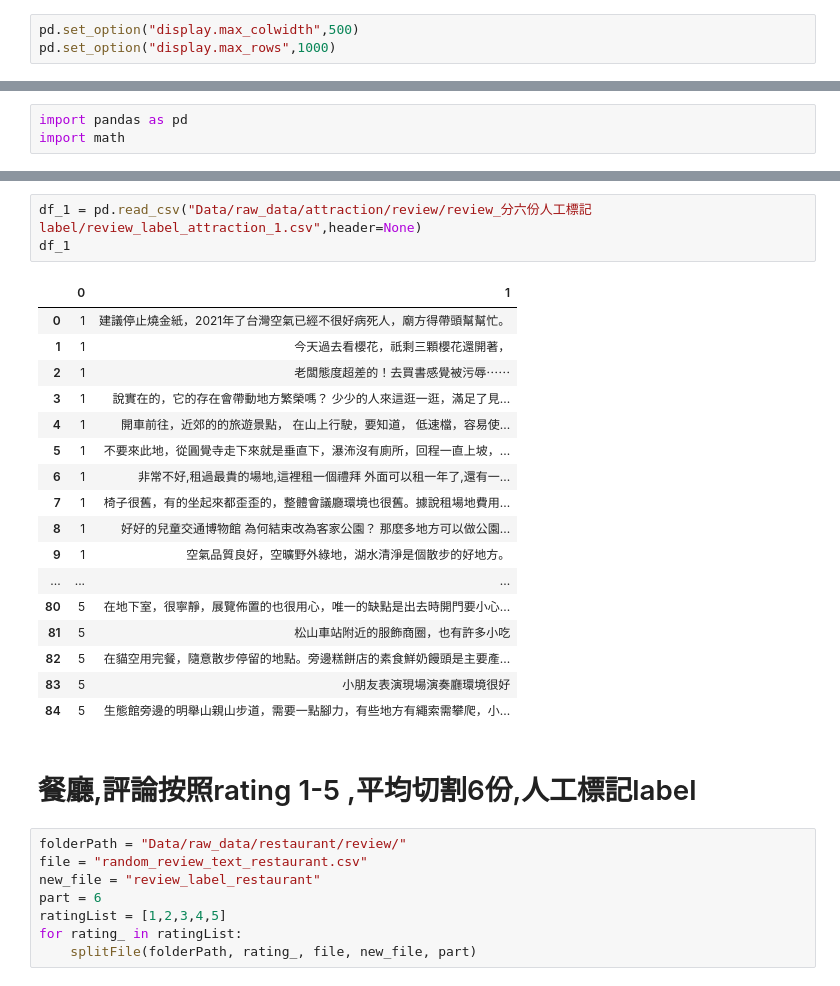
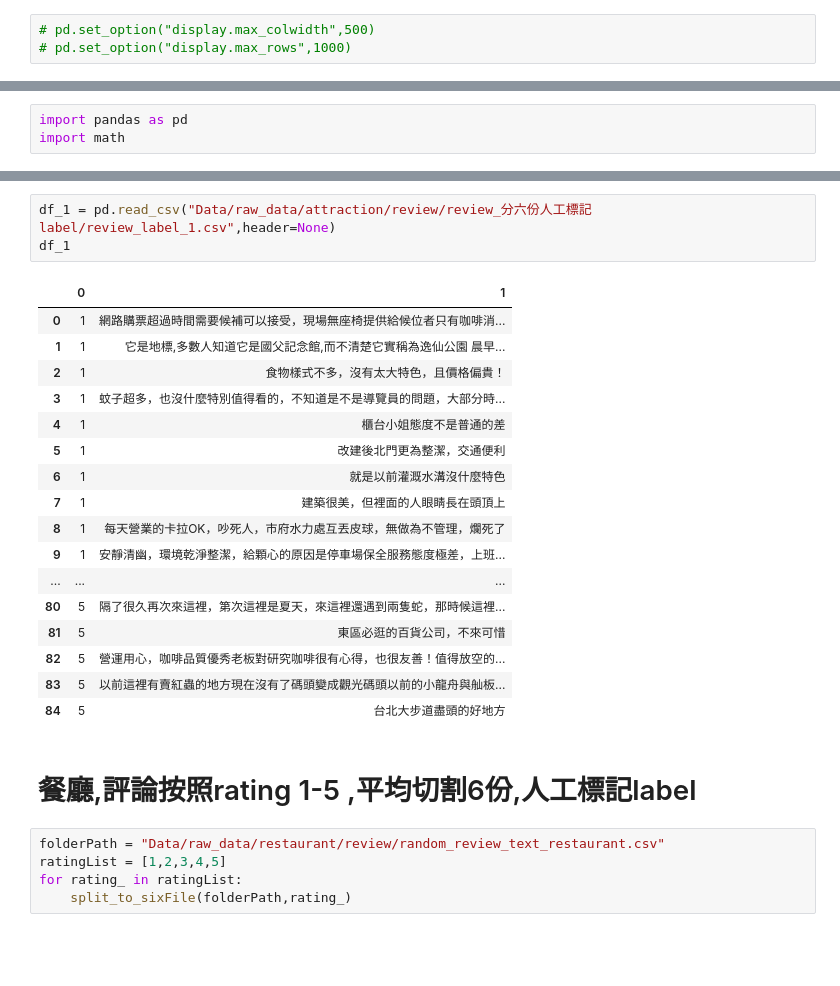
Before and after one commit to DAMA1011/FinalReport, a Jupyter notebook: place_review_random_select1.ipynb, the cells around one changed output, grey strips where cells are left out. Saved outputs shown, nothing was run; the diff lists cells and outputs as text; blank space fills up the shorter version.

```diff
--- a/place_review_random_select1.ipynb
+++ b/place_review_random_select1.ipynb
@@ -123,8 +121,8 @@ dff["review_text"]
 499                                                                                                                                                                                                      ...
 Name: review_text, dtype: object
 # %%
-pd.set_option("display.max_colwidth",500)
-pd.set_option("display.max_rows",1000)
+# pd.set_option("display.max_colwidth",500)
+# pd.set_option("display.max_rows",1000)
 # %% [markdown]
 # 餐廳,5種星數,各隨機選300個csv裡的隨機1則評論
 # %%
@@ -224,32 +217,29 @@ for rating_ in ratingList:
 # %%
-df_1 = pd.read_csv("Data/raw_data/attraction/review/review_分六份人工標記label/review_label_attraction_1.csv",header=None)
+df_1 = pd.read_csv("Data/raw_data/attraction/review/review_分六份人工標記label/review_label_1.csv",header=None)
 df_1
 # %% [output]
 |  | 0 | 1 |
-| 0 | 1 | 建議停止燒金紙，2021年了台灣空氣已經不很好病死人，廟方得帶頭幫幫忙。 |
-| 1 | 1 | 今天過去看櫻花，祇剩三顆櫻花還開著， |
-| 2 | 1 | 老闆態度超差的！去買書感覺被污辱⋯⋯ |
-| 3 | 1 | 說實在的，它的存在會帶動地方繁榮嗎？ 少少的人來這逛一逛，滿足了見... |
-| 4 | 1 | 開車前往，近郊的的旅遊景點， 在山上行駛，要知道， 低速檔，容易使... |
-| 5 | 1 | 不要來此地，從圓覺寺走下來就是垂直下，瀑㳍沒有廁所，回程一直上坡，... |
-| 6 | 1 | 非常不好,租過最貴的場地,這裡租一個禮拜 外面可以租一年了,還有一... |
-| 7 | 1 | 椅子很舊，有的坐起來都歪歪的，整體會議廳環境也很舊。據說租場地費用... |
-| 8 | 1 | 好好的兒童交通博物館 為何結束改為客家公園？ 那麼多地方可以做公園... |
-| 9 | 1 | 空氣品質良好，空曠野外綠地，湖水清淨是個散步的好地方。 |
+| 0 | 1 | 網路購票超過時間需要候補可以接受，現場無座椅提供給候位者只有咖啡消... |
+| 1 | 1 | 它是地標,多數人知道它是國父記念館,而不清楚它實稱為逸仙公園 晨早... |
+| 2 | 1 | 食物樣式不多，沒有太大特色，且價格偏貴！ |
+| 3 | 1 | 蚊子超多，也沒什麼特別值得看的，不知道是不是導覽員的問題，大部分時... |
+| 4 | 1 | 櫃台小姐態度不是普通的差 |
+| 5 | 1 | 改建後北門更為整潔，交通便利 |
+| 6 | 1 | 就是以前灌溉水溝沒什麼特色 |
+| 7 | 1 | 建築很美，但裡面的人眼睛長在頭頂上 |
+| 8 | 1 | 每天營業的卡拉OK，吵死人，市府水力處互丟皮球，無做為不管理，爛死了 |
+| 9 | 1 | 安靜清幽，環境乾淨整潔，給顆心的原因是停車場保全服務態度極差，上班... |
 | ... | ... | ... |
-| 80 | 5 | 在地下室，很寧靜，展覽佈置的也很用心，唯一的缺點是出去時開門要小心... |
-| 81 | 5 | 松山車站附近的服飾商圈，也有許多小吃 |
-| 82 | 5 | 在貓空用完餐，隨意散步停留的地點。旁邊糕餅店的素食鮮奶饅頭是主要產... |
-| 83 | 5 | 小朋友表演現場演奏廳環境很好 |
-| 84 | 5 | 生態館旁邊的明舉山親山步道，需要一點腳力，有些地方有繩索需攀爬，小... |
+| 80 | 5 | 隔了很久再次來這裡，第次這裡是夏天，來這裡還遇到兩隻蛇，那時候這裡... |
+| 81 | 5 | 東區必逛的百貨公司，不來可惜 |
+| 82 | 5 | 營運用心，咖啡品質優秀老板對研究咖啡很有心得，也很友善！值得放空的... |
+| 83 | 5 | 以前這裡有賣紅蟲的地方現在沒有了碼頭變成觀光碼頭以前的小龍舟與舢板... |
+| 84 | 5 | 台北大步道盡頭的好地方 |
 # %% [markdown]
 # 餐廳,評論按照rating 1-5 ,平均切割6份,人工標記label
 # %%
-folderPath = "Data/raw_data/restaurant/review/"
-file = "random_review_text_restaurant.csv"
-new_file = "review_label_restaurant"
-part = 6
+folderPath = "Data/raw_data/restaurant/review/random_review_text_restaurant.csv"
 ratingList = [1,2,3,4,5]
 for rating_ in ratingList:
-    splitFile(folderPath, rating_, file, new_file, part)
+    split_to_sixFile(folderPath,rating_)
 # %%
```
Also changed, not shown: parts of 11 cells of this notebook, 2 other files.
